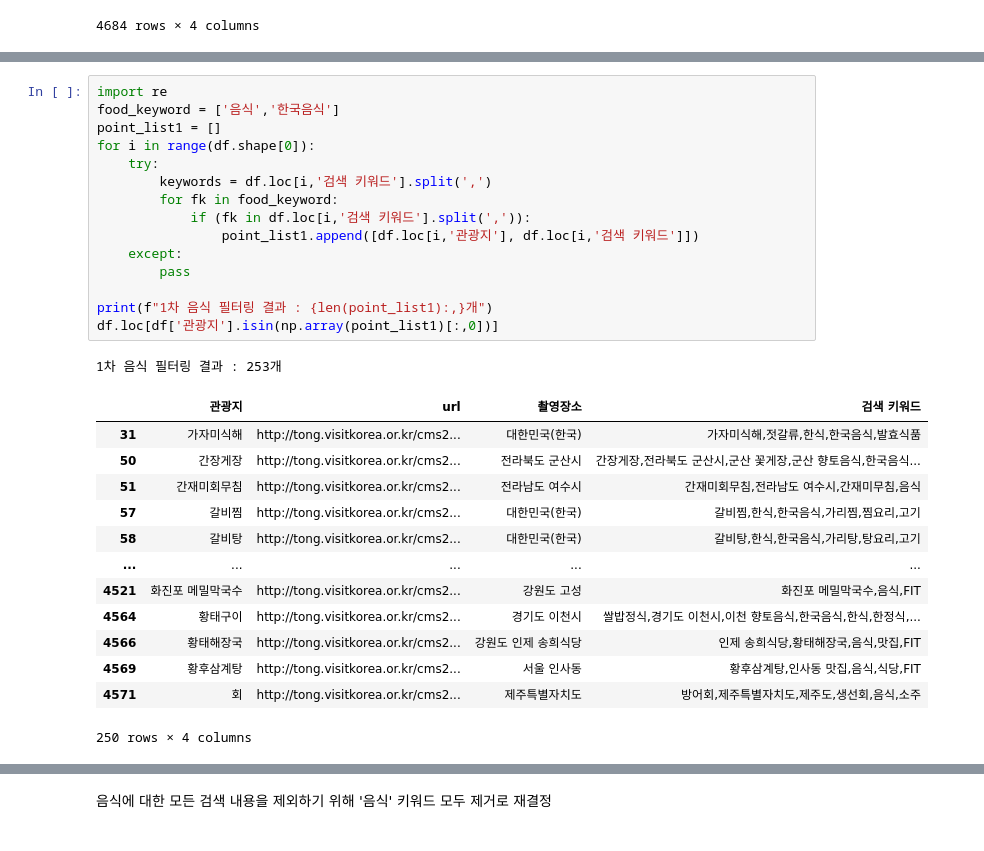
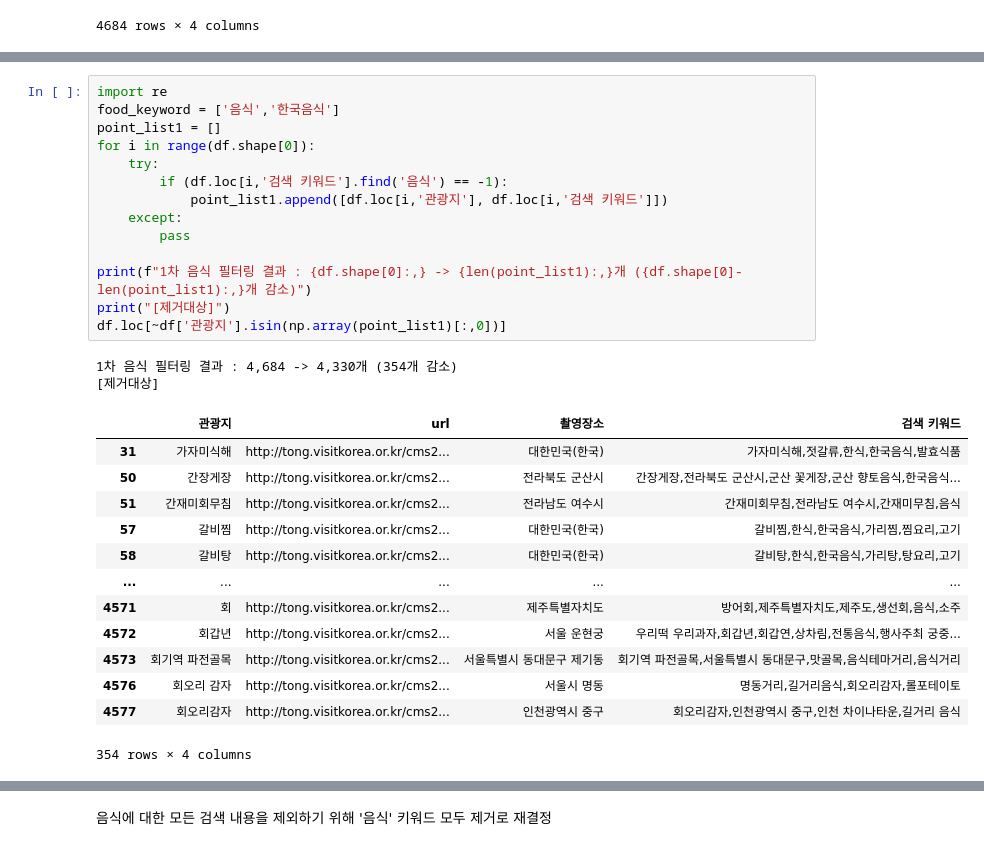
Before and after one commit to Travel-Destination-Reccommend/Rec_Logic, a Jupyter notebook: [전처리] 음식 필터링.ipynb, the cells around one changed output, grey strips where cells are left out. Cells and saved outputs as stored; diff of their text form.

```diff
--- a/[전처리] 음식 필터링.ipynb
+++ b/[전처리] 음식 필터링.ipynb
@@ -42,31 +45,31 @@ df
 # %%
 import re
 food_keyword = ['음식','한국음식']
 point_list1 = []
 for i in range(df.shape[0]):
     try:
-        keywords = df.loc[i,'검색 키워드'].split(',')
-        for fk in food_keyword:
-            if (fk in df.loc[i,'검색 키워드'].split(',')):
-                point_list1.append([df.loc[i,'관광지'], df.loc[i,'검색 키워드']])
+        if (df.loc[i,'검색 키워드'].find('음식') == -1):
+            point_list1.append([df.loc[i,'관광지'], df.loc[i,'검색 키워드']])
     except:
         pass
 
-print(f"1차 음식 필터링 결과 : {len(point_list1):,}개")
-df.loc[df['관광지'].isin(np.array(point_list1)[:,0])]
+print(f"1차 음식 필터링 결과 : {df.shape[0]:,} -> {len(point_list1):,}개 ({df.shape[0]-len(point_list1):,}개 감소)")
+print("[제거대상]")
+df.loc[~df['관광지'].isin(np.array(point_list1)[:,0])]
 # %% [output]
-1차 음식 필터링 결과 : 253개
+1차 음식 필터링 결과 : 4,684 -> 4,330개 (354개 감소)
+[제거대상]
 |  | 관광지 | url | 촬영장소 | 검색 키워드 |
 | 31 | 가자미식해 | http://tong.visitkorea.or.kr/cms2... | 대한민국(한국) | 가자미식해,젓갈류,한식,한국음식,발효식품 |
 | 50 | 간장게장 | http://tong.visitkorea.or.kr/cms2... | 전라북도 군산시 | 간장게장,전라북도 군산시,군산 꽃게장,군산 향토음식,한국음식... |
 | 51 | 간재미회무침 | http://tong.visitkorea.or.kr/cms2... | 전라남도 여수시 | 간재미회무침,전라남도 여수시,간재미무침,음식 |
 | 57 | 갈비찜 | http://tong.visitkorea.or.kr/cms2... | 대한민국(한국) | 갈비찜,한식,한국음식,가리찜,찜요리,고기 |
 | 58 | 갈비탕 | http://tong.visitkorea.or.kr/cms2... | 대한민국(한국) | 갈비탕,한식,한국음식,가리탕,탕요리,고기 |
 | ... | ... | ... | ... | ... |
-| 4521 | 화진포 메밀막국수 | http://tong.visitkorea.or.kr/cms2... | 강원도 고성 | 화진포 메밀막국수,음식,FIT |
-| 4564 | 황태구이 | http://tong.visitkorea.or.kr/cms2... | 경기도 이천시 | 쌀밥정식,경기도 이천시,이천 향토음식,한국음식,한식,한정식,... |
-| 4566 | 황태해장국 | http://tong.visitkorea.or.kr/cms2... | 강원도 인제 송희식당 | 인제 송희식당,황태해장국,음식,맛집,FIT |
-| 4569 | 황후삼계탕 | http://tong.visitkorea.or.kr/cms2... | 서울 인사동 | 황후삼계탕,인사동 맛집,음식,식당,FIT |
 | 4571 | 회 | http://tong.visitkorea.or.kr/cms2... | 제주특별자치도 | 방어회,제주특별자치도,제주도,생선회,음식,소주 |
+| 4572 | 회갑년 | http://tong.visitkorea.or.kr/cms2... | 서울 운현궁 | 우리떡 우리과자,회갑년,회갑연,상차림,전통음식,행사주최 궁중... |
+| 4573 | 회기역 파전골목 | http://tong.visitkorea.or.kr/cms2... | 서울특별시 동대문구 제기동 | 회기역 파전골목,서울특별시 동대문구,맛골목,음식테마거리,음식거리 |
+| 4576 | 회오리 감자 | http://tong.visitkorea.or.kr/cms2... | 서울시 명동 | 명동거리,길거리음식,회오리감자,롤포테이토 |
+| 4577 | 회오리감자 | http://tong.visitkorea.or.kr/cms2... | 인천광역시 중구 | 회오리감자,인천광역시 중구,인천 차이나타운,길거리 음식 |
-250 rows × 4 columns
+354 rows × 4 columns
 # %%
```
Also changed, not shown: parts of 4 cells of this notebook.
